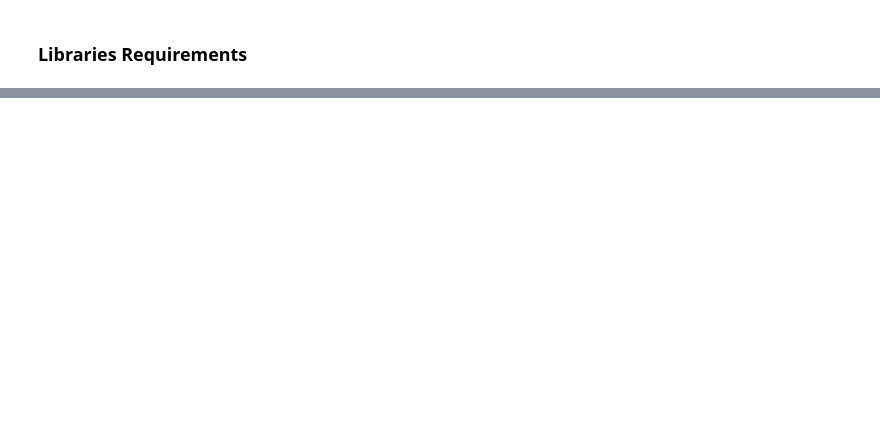
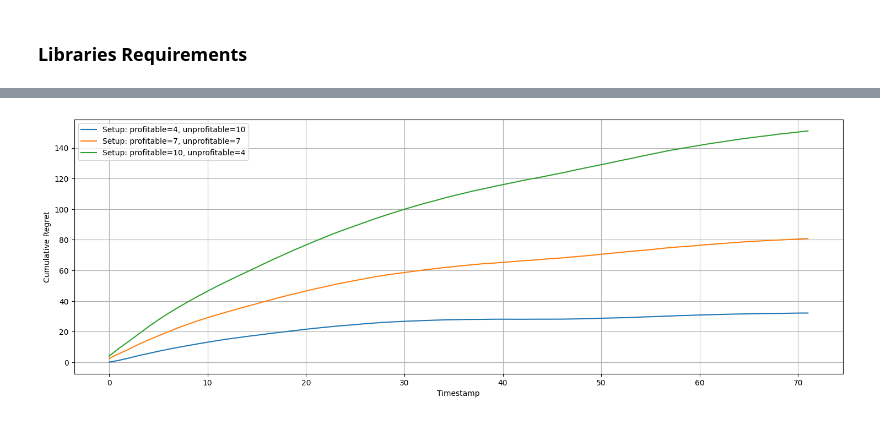
Before and after one commit to notnormasatall/web-ads-filtering-with-ts, a Jupyter notebook: filtering-algorithm.ipynb, the cells around one changed output, grey strips where cells are left out. Cells and saved outputs as stored; diff of their text form; code cells hidden in the pictures; blank space fills up the shorter version.

```diff
--- a/filtering-algorithm.ipynb
+++ b/filtering-algorithm.ipynb
@@ -197,0 +379,28 @@ for filename in tqdm(FILES):
+# %%
+setups = [(4, 10), (7, 7), (10, 4)]
+num_simulations = 100
+
+cumulative_regrets = []
+for g, b in tqdm(setups):
+    all_regrets = []
+    for _ in range(num_simulations):
+        history, adsets, regrets = simulate_ad_set_performance(data, TRAIN_INFO, max_timestamps, BASELINE, ngood=g, nbad=b)
+        cumulative = pd.Series(regrets).cumsum()
+        all_regrets.append(cumulative)
+
+    # Average the regrets across simulations
+    avg_cumulative_regrets = pd.concat(all_regrets, axis=1).mean(axis=1)
+    cumulative_regrets.append(avg_cumulative_regrets)
+
+# Cumulative Regret Plot
+plt.figure(figsize=(18, 6))
+for i, regrets in enumerate(cumulative_regrets):
+    plt.plot(regrets, label=f'Setup: profitable={setups[i][0]}, unprofitable={setups[i][1]}')
+
+plt.xlabel('Timestamp')
+plt.ylabel('Cumulative Regret')
+plt.legend()
+plt.grid(True)
+plt.show()
+# %% [output]
+[figure, added]
```
Also changed, not shown: parts of 19 cells of this notebook, 4 other files.
